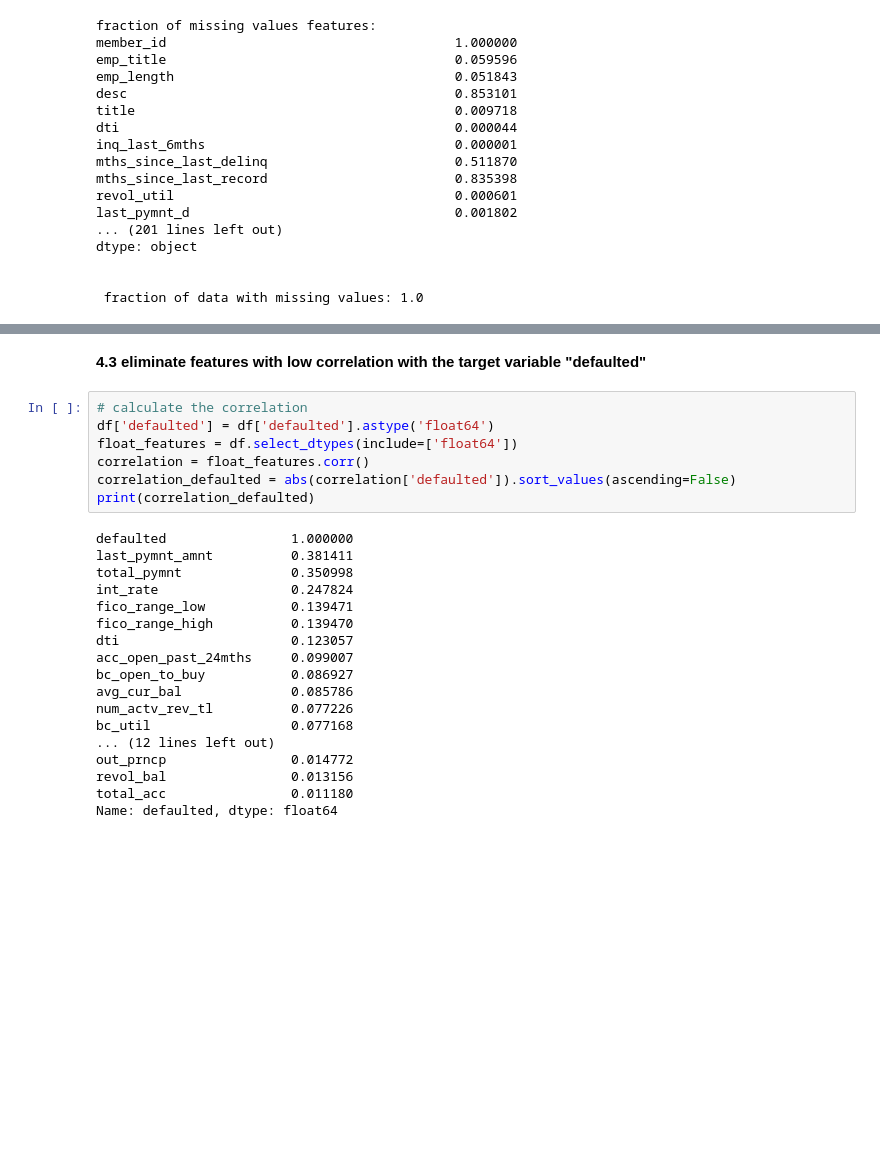
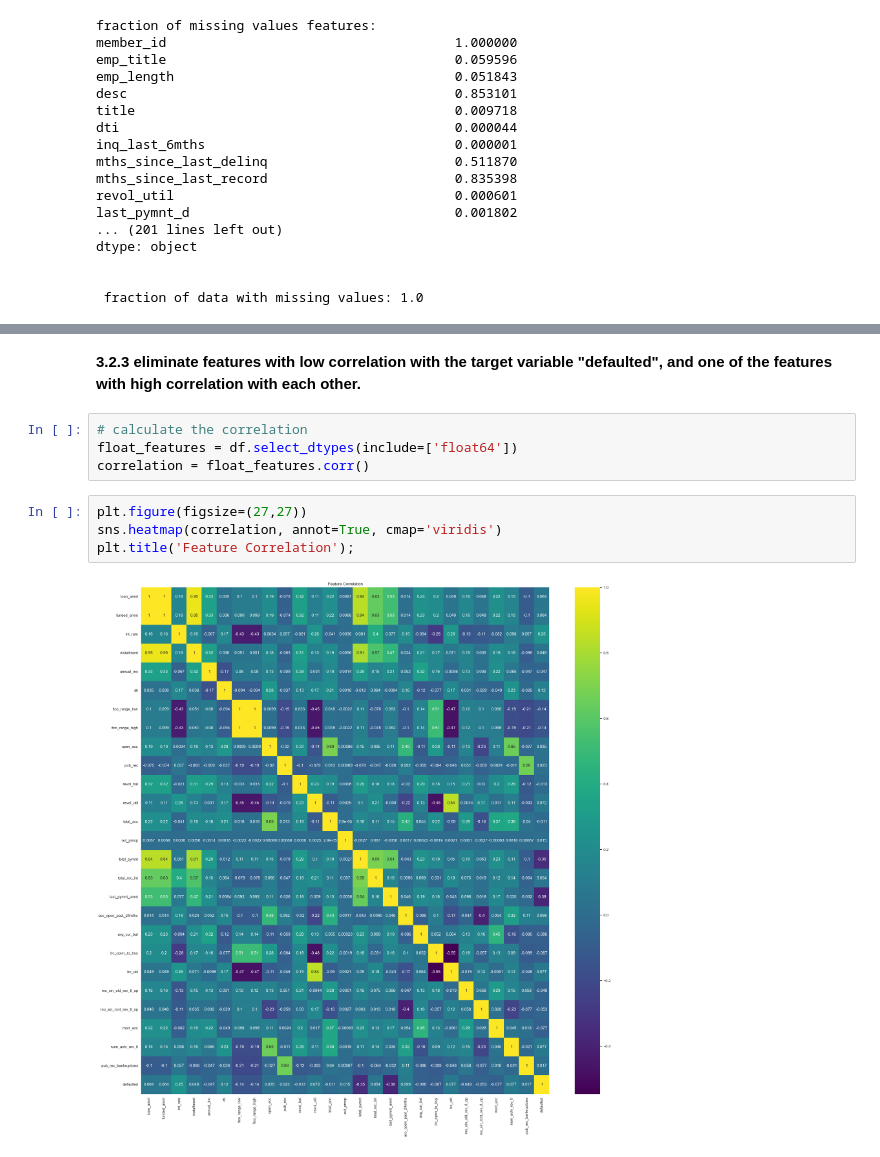
Before and after one commit to yxing12/data1030-load-default-prob, a Jupyter notebook: loan_default_prob.ipynb, the cells around one changed output, grey strips where cells are left out. Drawn from its saved outputs; the diff is of its cells as text; blank space fills up the shorter version.

```diff
--- a/loan_default_prob.ipynb
+++ b/loan_default_prob.ipynb
@@ -240,27 +236,12 @@ dataset dimension:  (815056, 42)
 # %% [markdown]
-**4.3 eliminate features with low correlation with the target variable "defaulted"**
+**3.2.3 eliminate features with low correlation with the target variable "defaulted", and one of the features with high correlation with each other.**
 # %%
 # calculate the correlation
-df['defaulted'] = df['defaulted'].astype('float64')
 float_features = df.select_dtypes(include=['float64'])
 correlation = float_features.corr()
-correlation_defaulted = abs(correlation['defaulted']).sort_values(ascending=False)
-print(correlation_defaulted)
-# %% [output]
-defaulted                1.000000
-last_pymnt_amnt          0.381411
-total_pymnt              0.350998
-int_rate                 0.247824
-fico_range_low           0.139471
-fico_range_high          0.139470
-dti                      0.123057
-acc_open_past_24mths     0.099007
-bc_open_to_buy           0.086927
-avg_cur_bal              0.085786
-num_actv_rev_tl          0.077226
-bc_util                  0.077168
-... (12 lines left out)
-out_prncp                0.014772
-revol_bal                0.013156
-total_acc                0.011180
-Name: defaulted, dtype: float64
+# %%
+plt.figure(figsize=(27,27))
+sns.heatmap(correlation, annot=True, cmap='viridis')
+plt.title('Feature Correlation');
+# %% [output]
+[figure, added]
```
Also changed, not shown: parts of 86 cells of this notebook, 1 other file.
